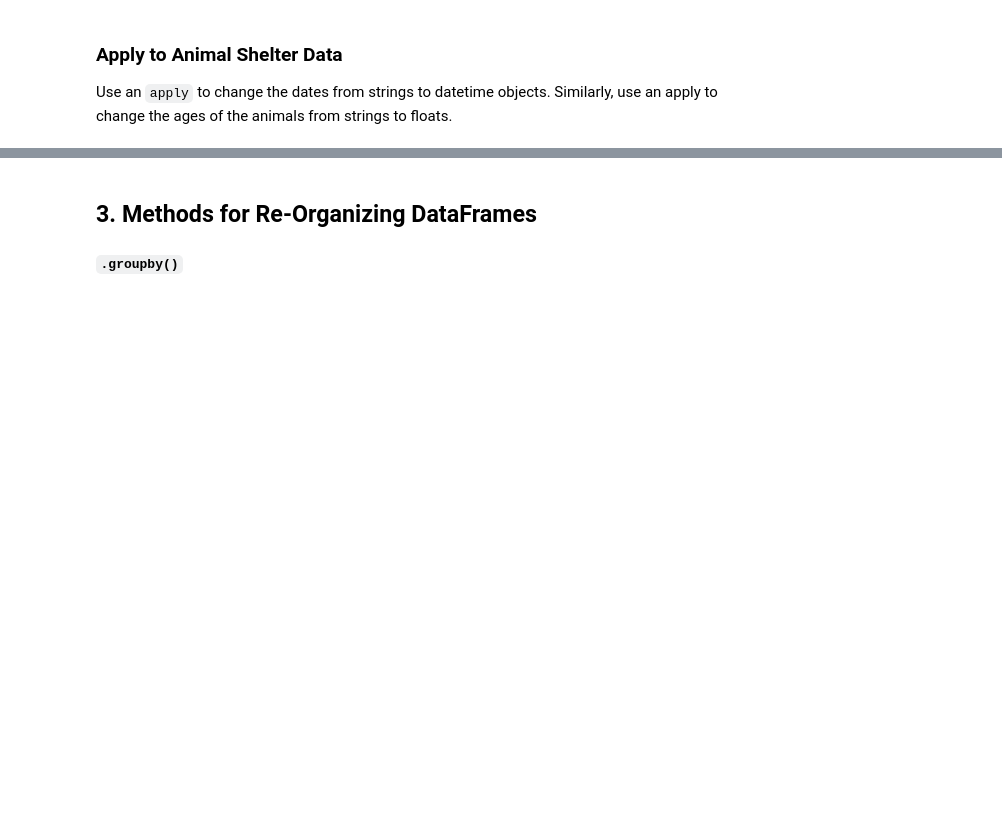
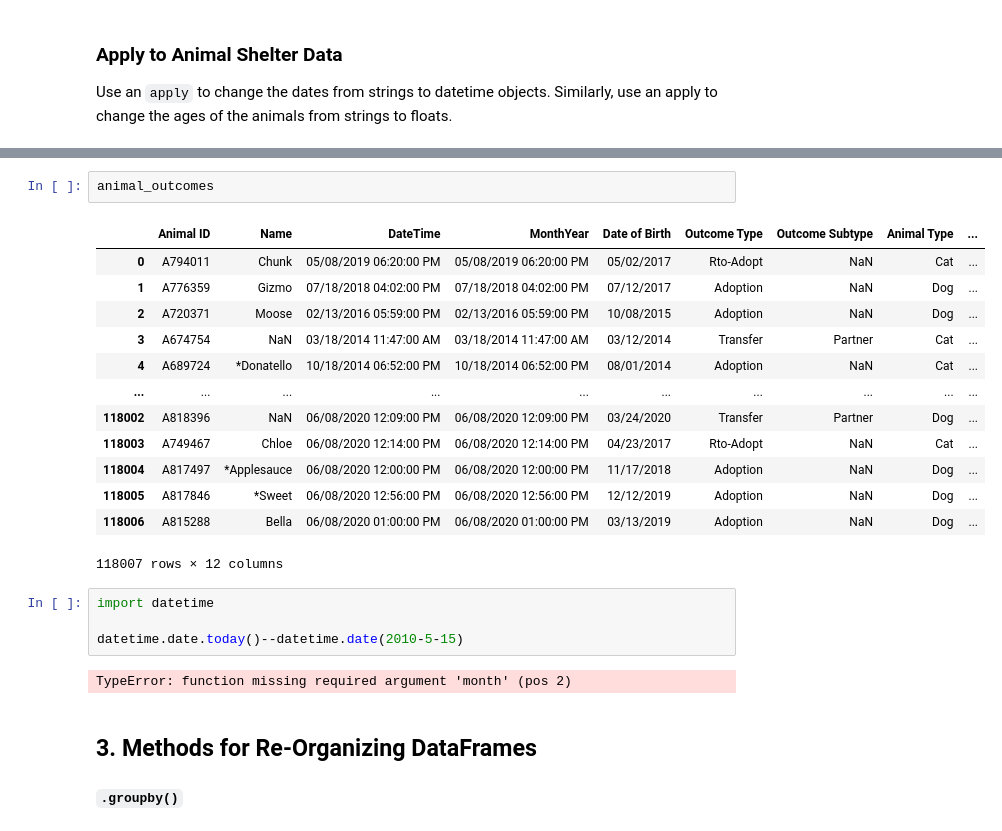
Before and after one commit to medoffc/hbs-ds-060120, a Jupyter notebook: module-1/day-6-pandas-2/manipulating_data_with_pandas.ipynb, the cells around one changed output, grey strips where cells are left out. Cells and saved outputs as stored; diff of their text form; blank space fills up the shorter version.

```diff
--- a/module-1/day-6-pandas-2/manipulating_data_with_pandas.ipynb
+++ b/module-1/day-6-pandas-2/manipulating_data_with_pandas.ipynb
@@ -364,3 +314,25 @@ Use an `apply` to change the dates from strings to datetime objects. Similarly,
+# %%
+animal_outcomes
+# %% [output]
+|  | Animal ID | Name | DateTime | MonthYear | Date of Birth | Outcome Type | Outcome Subtype | Animal Type | ... |
+| 0 | A794011 | Chunk | 05/08/2019 06:20:00 PM | 05/08/2019 06:20:00 PM | 05/02/2017 | Rto-Adopt | NaN | Cat | ... |
+| 1 | A776359 | Gizmo | 07/18/2018 04:02:00 PM | 07/18/2018 04:02:00 PM | 07/12/2017 | Adoption | NaN | Dog | ... |
+| 2 | A720371 | Moose | 02/13/2016 05:59:00 PM | 02/13/2016 05:59:00 PM | 10/08/2015 | Adoption | NaN | Dog | ... |
+| 3 | A674754 | NaN | 03/18/2014 11:47:00 AM | 03/18/2014 11:47:00 AM | 03/12/2014 | Transfer | Partner | Cat | ... |
+| 4 | A689724 | *Donatello | 10/18/2014 06:52:00 PM | 10/18/2014 06:52:00 PM | 08/01/2014 | Adoption | NaN | Cat | ... |
+| ... | ... | ... | ... | ... | ... | ... | ... | ... | ... |
+| 118002 | A818396 | NaN | 06/08/2020 12:09:00 PM | 06/08/2020 12:09:00 PM | 03/24/2020 | Transfer | Partner | Dog | ... |
+| 118003 | A749467 | Chloe | 06/08/2020 12:14:00 PM | 06/08/2020 12:14:00 PM | 04/23/2017 | Rto-Adopt | NaN | Cat | ... |
+| 118004 | A817497 | *Applesauce | 06/08/2020 12:00:00 PM | 06/08/2020 12:00:00 PM | 11/17/2018 | Adoption | NaN | Dog | ... |
+| 118005 | A817846 | *Sweet | 06/08/2020 12:56:00 PM | 06/08/2020 12:56:00 PM | 12/12/2019 | Adoption | NaN | Dog | ... |
+| 118006 | A815288 | Bella | 06/08/2020 01:00:00 PM | 06/08/2020 01:00:00 PM | 03/13/2019 | Adoption | NaN | Dog | ... |
+118007 rows × 12 columns
+# %%
+import datetime
+
+datetime.date.today()--datetime.date(2010-5-15)
+# %% [output]
+TypeError: function missing required argument 'month' (pos 2)
 # %% [markdown]
 ## 3. Methods for Re-Organizing DataFrames
 #### `.groupby()`
```
Also changed, not shown: parts of 20 cells of this notebook, 2 other files.
